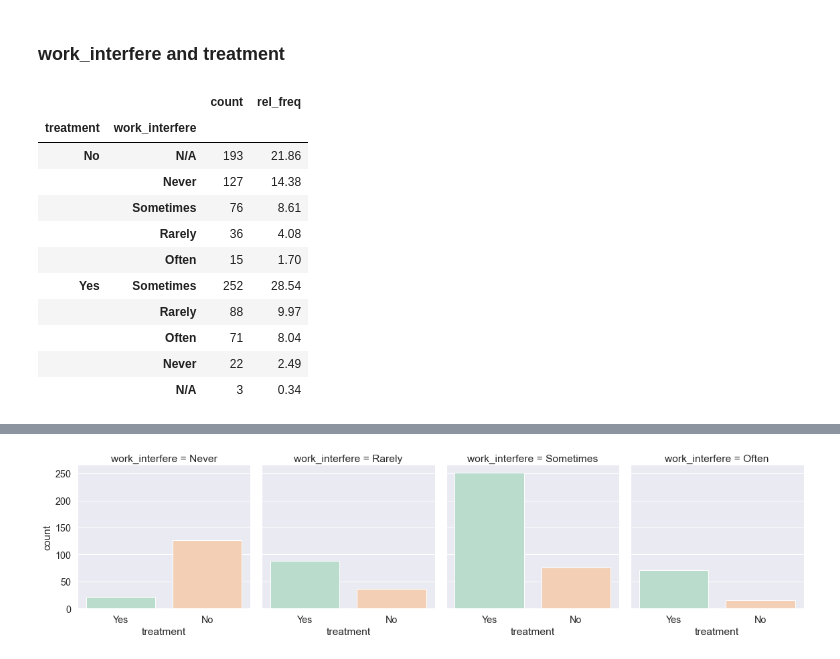
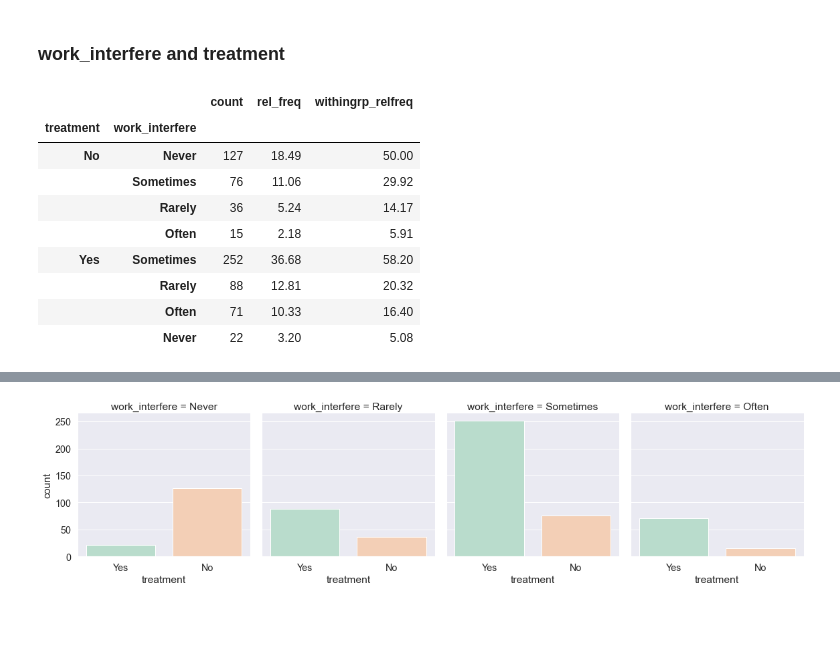
Before and after one commit to cltomiyama/MentalHealthSurvey_analysis, a Jupyter notebook: analysis/gale/analysis_notebook_gc.ipynb, the cells around one changed output, grey strips where cells are left out. Saved outputs shown, nothing was run; the diff lists cells and outputs as text; code cells hidden in the pictures; blank space fills up the shorter version.

```diff
--- a/analysis/gale/analysis_notebook_gc.ipynb
+++ b/analysis/gale/analysis_notebook_gc.ipynb
@@ -247,19 +247,21 @@ Text(0.5, 1.08, 'If you have a mental health condition, do you\nfeel that it int
 # %% [markdown]
 ### work_interfere and treatment
 # %%
-interfere_treatment = mh0.groupby('treatment')['work_interfere'].value_counts().to_frame().rename(columns={'work_interfere':'count'})
+interfere_treatment = mh_filtered_condition.groupby('treatment')['work_interfere'].value_counts().to_frame().rename(columns={'work_interfere':'count'})
+
+pfg.rel_freq_within_grp(interfere_treatment)
+interfere_treatment['withingrp_relfreq'] = interfere_treatment['rel_freq'].apply(lambda x : round(x,2))
 interfere_treatment['rel_freq'] = round(((interfere_treatment['count'] / interfere_treatment['count'].sum()) * 100),2)
+
 interfere_treatment
 # %% [output]
-|  |  | count | rel_freq |
-| treatment | work_interfere |  |  |
-| No | N/A | 193 | 21.86 |
-|  | Never | 127 | 14.38 |
-|  | Sometimes | 76 | 8.61 |
-|  | Rarely | 36 | 4.08 |
-|  | Often | 15 | 1.70 |
-| Yes | Sometimes | 252 | 28.54 |
-|  | Rarely | 88 | 9.97 |
-|  | Often | 71 | 8.04 |
-|  | Never | 22 | 2.49 |
-|  | N/A | 3 | 0.34 |
+|  |  | count | rel_freq | withingrp_relfreq |
+| treatment | work_interfere |  |  |  |
+| No | Never | 127 | 18.49 | 50.00 |
+|  | Sometimes | 76 | 11.06 | 29.92 |
+|  | Rarely | 36 | 5.24 | 14.17 |
+|  | Often | 15 | 2.18 | 5.91 |
+| Yes | Sometimes | 252 | 36.68 | 58.20 |
+|  | Rarely | 88 | 12.81 | 20.32 |
+|  | Often | 71 | 10.33 | 16.40 |
+|  | Never | 22 | 3.20 | 5.08 |
```
Also changed, not shown: parts of 7 cells of this notebook.
